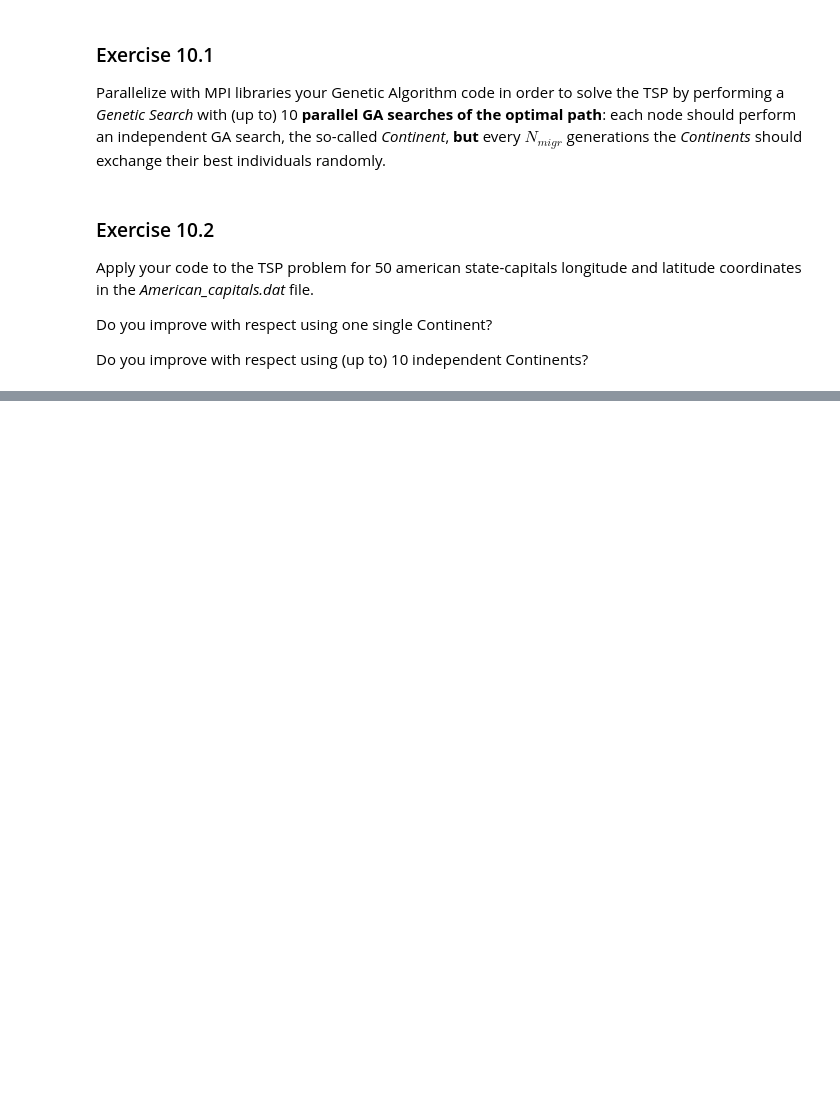
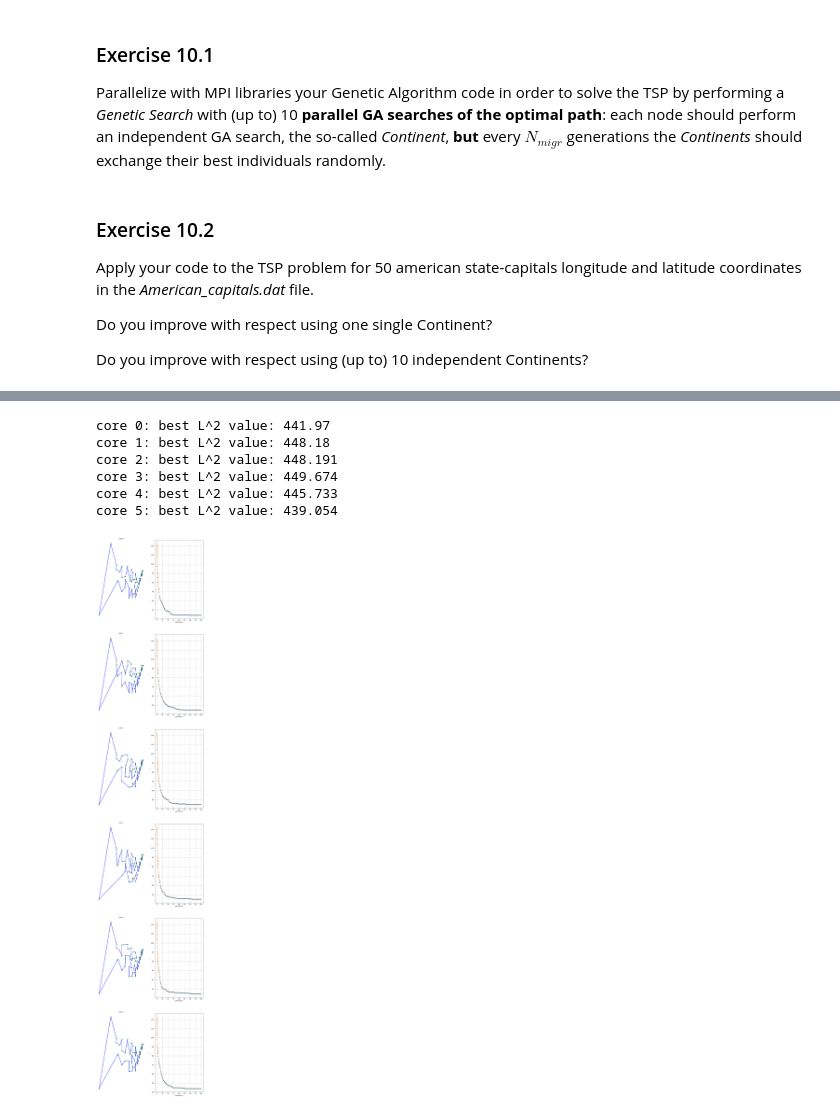
Before and after one commit to eddbell/NSL, a Jupyter notebook: Exercise10/LSN_Exercises_10.ipynb, the cells around one changed output, grey strips where cells are left out. Cells and saved outputs as stored; diff of their text form; code cells hidden in the pictures; blank space fills up the shorter version.

```diff
--- a/Exercise10/LSN_Exercises_10.ipynb
+++ b/Exercise10/LSN_Exercises_10.ipynb
@@ -50,0 +17,47 @@ No artists with labels found to put in legend.  Note that artists whose label st
+# %%
+import numpy as np
+import matplotlib
+import matplotlib.pyplot as plt
+
+size = 6
+data_x = []
+data_y = []
+data_L = []
+data_L_means = []
+
+for i in range(size):
+    filexy = './data/out_order_N' + str(i)+ '.0.dat'
+    fileL = './data/out_L_N' + str(i)+ '.0.dat'
+    x_cities, y_cities= np.loadtxt(filexy, usecols= (0,1), unpack = "true")
+    x_L, L, L_ave= np.loadtxt(fileL, usecols= (0,1,2), unpack = "true")
+    x_cities = np.append(x_cities,x_cities[0])
+    y_cities = np.append(y_cities,y_cities[0])
+    data_x.append(x_cities)
+    data_y.append(y_cities)
+    data_L.append(L)
+    data_L_means.append(L_ave)
+
+
+fig, axs = plt.subplots(size,2, figsize = (15,80) )
+
+for i in range(size):
+    axs[i,0].plot(data_x[i][:],data_y[i][:], "-", color = "blue")
+    axs[i,0].plot(data_x[i][:],data_y[i][:], "o", color = "green")
+    axs[i,0].plot(data_x[i][:1],data_y[i][:1], "o", color = "red")
+    axs[i,0].set_title('core ' + str(i))
+    axs[i,0].axis("off")
+
+    axs[i,1].plot(x_L,data_L[i][:], "*")
+    axs[i,1].plot(x_L,data_L_means[i][:])
+    axs[i,1].set_xlabel("generations")
+    axs[i,1].set_ylabel("L")
+    axs[i,1].grid(True)
+    print( "core {}: best L^2 value: {}".format(i,data_L[i][-1]) )
+# %% [output]
+core 0: best L^2 value: 441.97
+core 1: best L^2 value: 448.18
+core 2: best L^2 value: 448.191
+core 3: best L^2 value: 449.674
+core 4: best L^2 value: 445.733
+core 5: best L^2 value: 439.054
+[figure, added]
```
Also changed, not shown: parts of 2 cells of this notebook, 27 other files.
